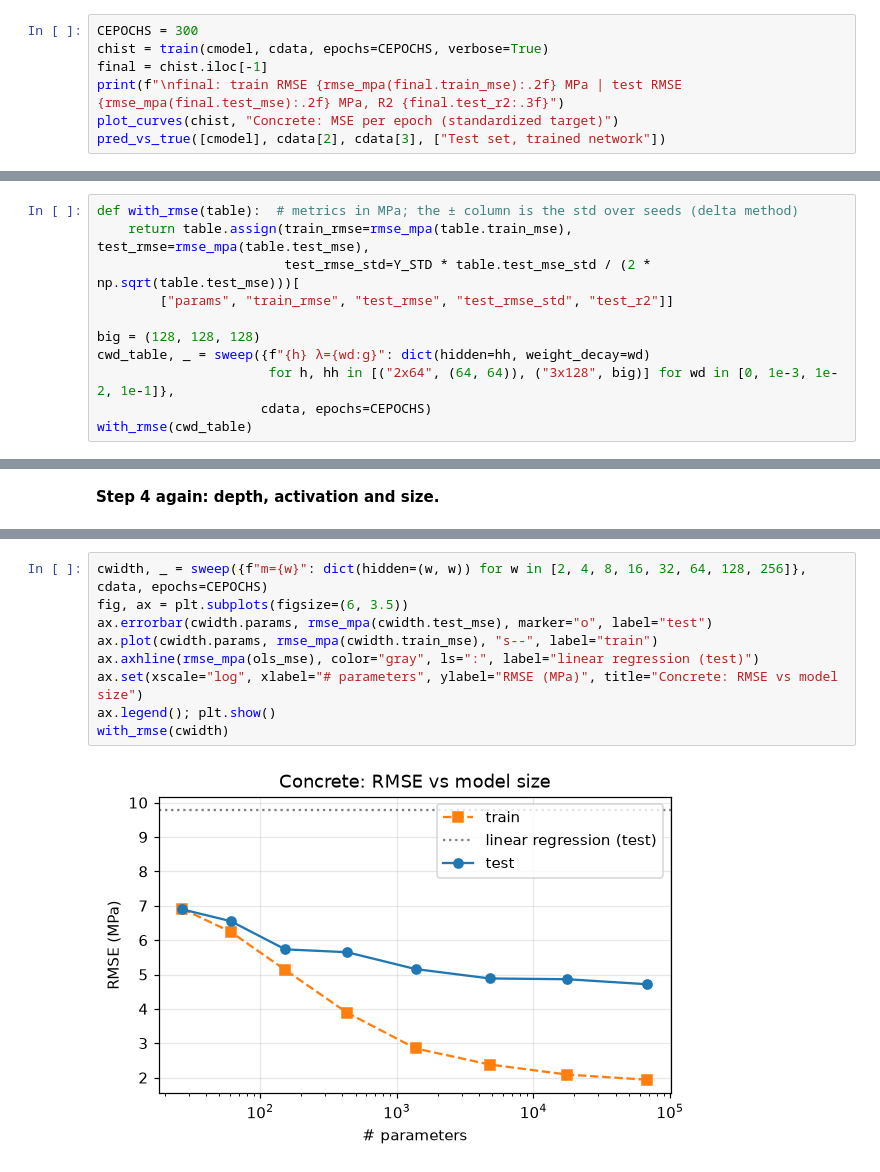
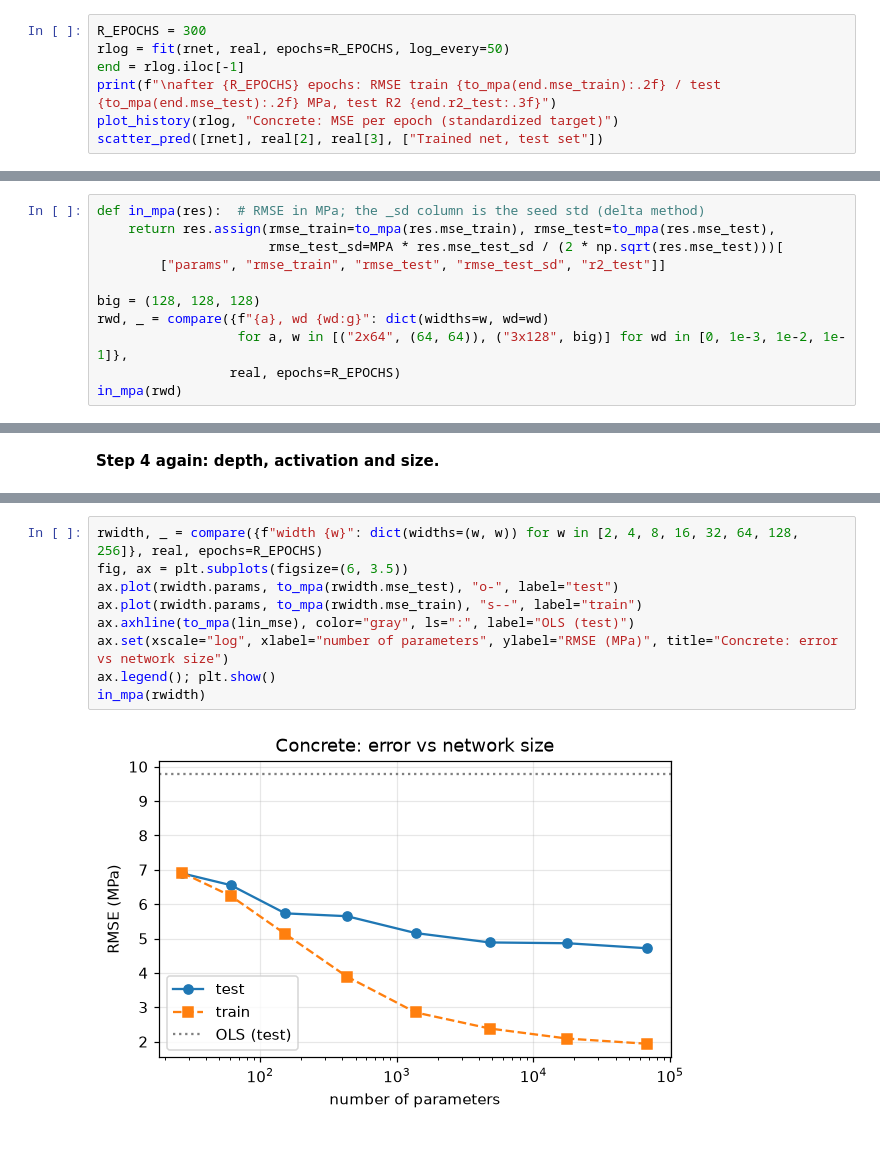
Before and after one commit to Space0code/emai-ml-lab2, a Jupyter notebook: part1.ipynb, the cells around one changed output, grey strips where cells are left out. Saved outputs shown, nothing was run; the diff lists cells and outputs as text.

```diff
--- a/part1.ipynb
+++ b/part1.ipynb
@@ -502,8 +486,8 @@ parameters: 4801 | initial train RMSE: 16.8 MPa
 # %%
-CEPOCHS = 300
-chist = train(cmodel, cdata, epochs=CEPOCHS, verbose=True)
-final = chist.iloc[-1]
-print(f"\nfinal: train RMSE {rmse_mpa(final.train_mse):.2f} MPa | test RMSE {rmse_mpa(final.test_mse):.2f} MPa, R2 {final.test_r2:.3f}")
-plot_curves(chist, "Concrete: MSE per epoch (standardized target)")
-pred_vs_true([cmodel], cdata[2], cdata[3], ["Test set, trained network"])
+R_EPOCHS = 300
+rlog = fit(rnet, real, epochs=R_EPOCHS, log_every=50)
+end = rlog.iloc[-1]
+print(f"\nafter {R_EPOCHS} epochs: RMSE train {to_mpa(end.mse_train):.2f} / test {to_mpa(end.mse_test):.2f} MPa, test R2 {end.r2_test:.3f}")
+plot_history(rlog, "Concrete: MSE per epoch (standardized target)")
+scatter_pred([rnet], real[2], real[3], ["Trained net, test set"])
 # %% [output]
@@ -538,12 +518,12 @@ final: train RMSE 2.39 MPa | test RMSE 4.95 MPa, R2 0.907
 # %%
-def with_rmse(table):  # metrics in MPa; the ± column is the std over seeds (delta method)
-    return table.assign(train_rmse=rmse_mpa(table.train_mse), test_rmse=rmse_mpa(table.test_mse),
-                        test_rmse_std=Y_STD * table.test_mse_std / (2 * np.sqrt(table.test_mse)))[
-        ["params", "train_rmse", "test_rmse", "test_rmse_std", "test_r2"]]
+def in_mpa(res):  # RMSE in MPa; the _sd column is the seed std (delta method)
+    return res.assign(rmse_train=to_mpa(res.mse_train), rmse_test=to_mpa(res.mse_test),
+                      rmse_test_sd=MPA * res.mse_test_sd / (2 * np.sqrt(res.mse_test)))[
+        ["params", "rmse_train", "rmse_test", "rmse_test_sd", "r2_test"]]
 
 big = (128, 128, 128)
-cwd_table, _ = sweep({f"{h} λ={wd:g}": dict(hidden=hh, weight_decay=wd)
-                      for h, hh in [("2x64", (64, 64)), ("3x128", big)] for wd in [0, 1e-3, 1e-2, 1e-1]},
-                     cdata, epochs=CEPOCHS)
-with_rmse(cwd_table)
+rwd, _ = compare({f"{a}, wd {wd:g}": dict(widths=w, wd=wd)
+                  for a, w in [("2x64", (64, 64)), ("3x128", big)] for wd in [0, 1e-3, 1e-2, 1e-1]},
+                 real, epochs=R_EPOCHS)
+in_mpa(rwd)
 # %% [output]
@@ -588,13 +567,13 @@ with_rmse(cact)
 | Tanh | 4801 | 3.006 | 5.367 | 0.1033 | 0.8906 |
 | Sigmoid | 4801 | 4.993 | 5.897 | 0.1165 | 0.8679 |
 # %%
-cwidth, _ = sweep({f"m={w}": dict(hidden=(w, w)) for w in [2, 4, 8, 16, 32, 64, 128, 256]}, cdata, epochs=CEPOCHS)
+rwidth, _ = compare({f"width {w}": dict(widths=(w, w)) for w in [2, 4, 8, 16, 32, 64, 128, 256]}, real, epochs=R_EPOCHS)
 fig, ax = plt.subplots(figsize=(6, 3.5))
-ax.errorbar(cwidth.params, rmse_mpa(cwidth.test_mse), marker="o", label="test")
-ax.plot(cwidth.params, rmse_mpa(cwidth.train_mse), "s--", label="train")
-ax.axhline(rmse_mpa(ols_mse), color="gray", ls=":", label="linear regression (test)")
-ax.set(xscale="log", xlabel="# parameters", ylabel="RMSE (MPa)", title="Concrete: RMSE vs model size")
+ax.plot(rwidth.params, to_mpa(rwidth.mse_test), "o-", label="test")
+ax.plot(rwidth.params, to_mpa(rwidth.mse_train), "s--", label="train")
+ax.axhline(to_mpa(lin_mse), color="gray", ls=":", label="OLS (test)")
+ax.set(xscale="log", xlabel="number of parameters", ylabel="RMSE (MPa)", title="Concrete: error vs network size")
 ax.legend(); plt.show()
-with_rmse(cwidth)
+in_mpa(rwidth)
 # %% [output]
-[figure, old version]
+[figure, new version]
```
Also changed, not shown: parts of 41 cells of this notebook.
